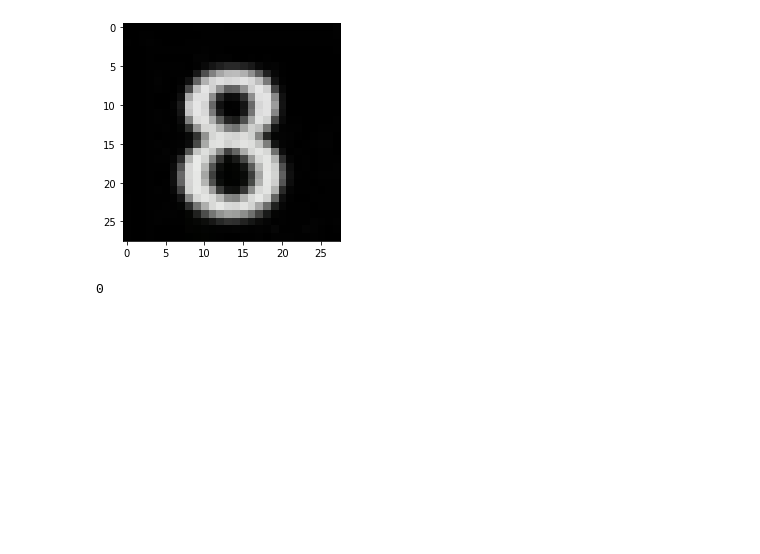
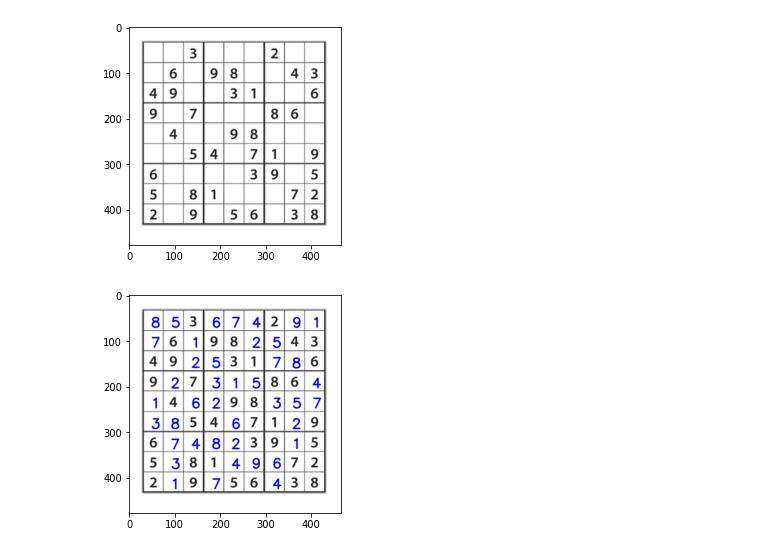
Before and after one commit to VickusWan/Sudoku-Solver-with-OPENCV, a Jupyter notebook: Sudoku.ipynb, the cells around one changed output. Saved outputs shown, nothing was run; the diff lists cells and outputs as text; code cells hidden in the pictures; blank space fills up the shorter version.

```diff
--- a/Sudoku.ipynb
+++ b/Sudoku.ipynb
@@ -65,22 +156,0 @@ for i in range(9):
-# %%
-plt.imshow(255-resized)
-plt.show()
-# %% [output]
-[figure, removed]
-# %%
-def digit_to_image(x, y):
-
-    x = row[x][y][0]
-    y = row[x][y][1]
-    w = row[x][y][2]
-    h = row[x][y][3]
-
-    cropped = image[y+5: y+h-5, x+5: x+w-5]
-    #resized = cv2.resize(cropped, (28,28), interpolation = cv2.INTER_LINEAR)
-    #resized = 255 - resized
-    #plt.imshow(cropped)
-    #plt.show()
-    len(cropped)
-    return
-# %% [output]
-0
@@ -102,0 +157,6 @@ def create_image_dataset(multiplier):
+# %%
+ocr = ocr_solver('sudoku.png')
+ocr.solved_image()
+# %% [output]
+[figure, added]
+[figure, added]
```
Also changed, not shown: parts of 4 cells of this notebook, 3 other files.
